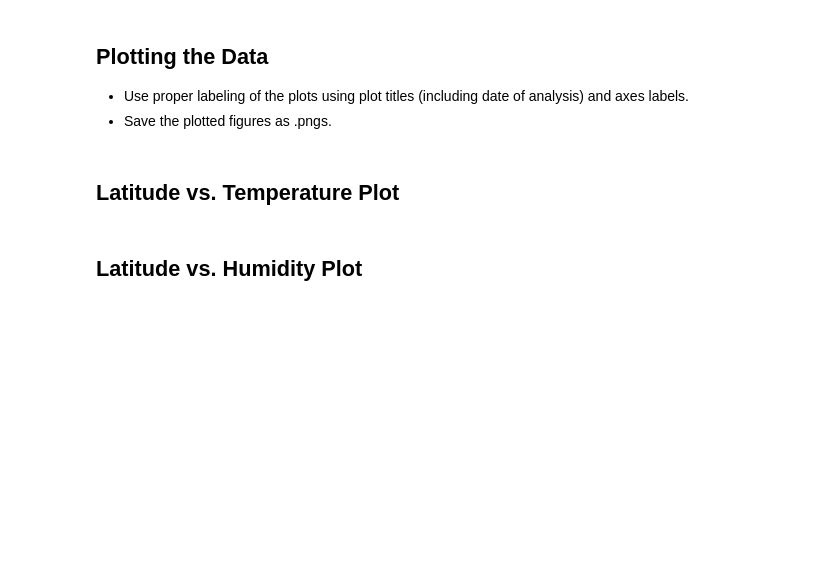
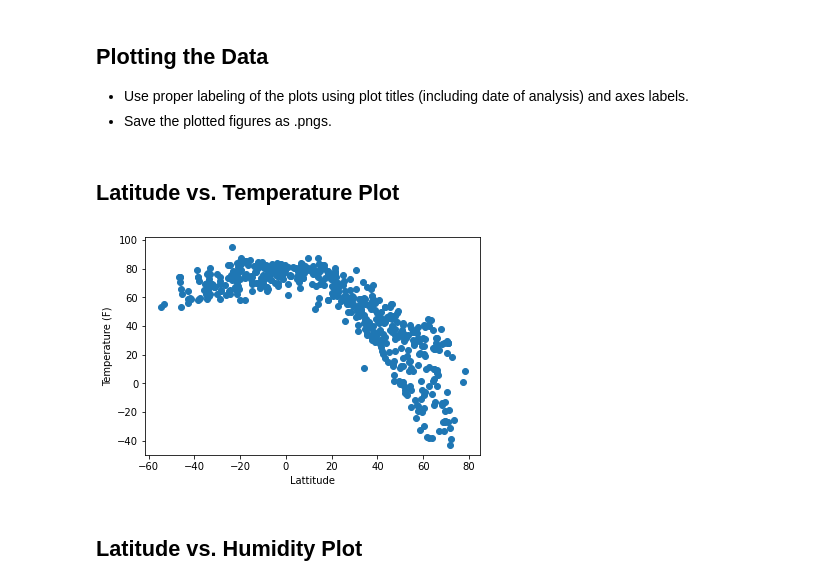
Before and after one commit to Brandy-knust/python-api-challenge, a Jupyter notebook: WeatherPy/WeatherPy-Copy1.ipynb, the cells around one changed output. Cells and saved outputs as stored; diff of their text form; code cells hidden in the pictures; blank space fills up the shorter version.

```diff
--- a/WeatherPy/WeatherPy-Copy1.ipynb
+++ b/WeatherPy/WeatherPy-Copy1.ipynb
@@ -225,5 +233,14 @@ Skip this step if there are no cities that have humidity > 100%.
 * Save the plotted figures as .pngs.
 # %% [markdown]
 ## Latitude vs. Temperature Plot
+# %%
+import scipy.stats as st
+plt.scatter(lat,temp)
+plt.xlabel('Lattitude')
+plt.ylabel('Temperature (F)')
+
+plt.show()
+# %% [output]
+[figure, added]
 # %% [markdown]
 ## Latitude vs. Humidity Plot
```
Also changed, not shown: parts of 13 cells of this notebook.
